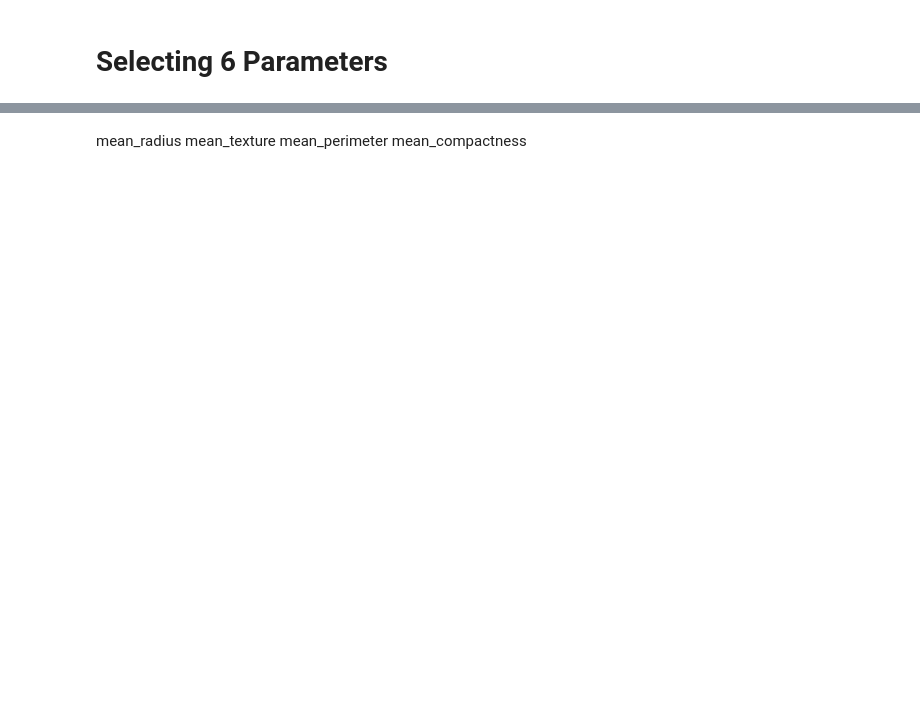
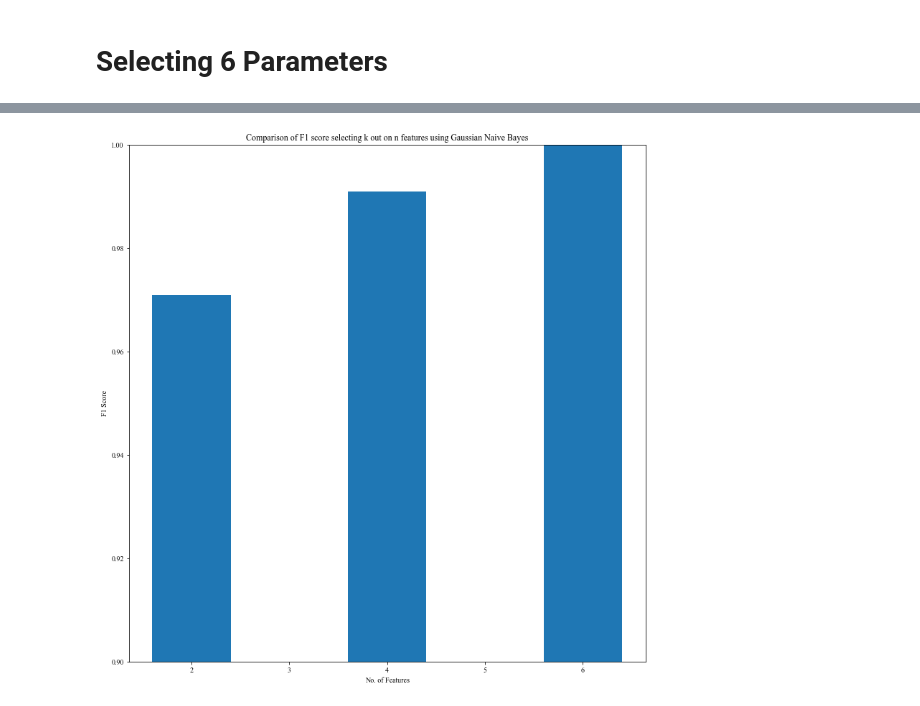
Before and after one commit to NavoditC/24787_Project, a Jupyter notebook: Gaussian Naive Bayes Hyperparameter Tuning.ipynb, the cells around one changed output, grey strips where cells are left out. Drawn from its saved outputs; the diff is of its cells as text; code cells hidden in the pictures; blank space fills up the shorter version.

```diff
--- a/Gaussian Naive Bayes Hyperparameter Tuning.ipynb
+++ b/Gaussian Naive Bayes Hyperparameter Tuning.ipynb
@@ -518,21 +535,18 @@ for t in range(5):
 # %%
 # The F1 score of the k best features selected taking into consideration all possible permutations and combinations.
 # The bar graph is made for k=2,4,6,8
 fig = plt.figure(figsize=(10,10))
 ax = fig.add_axes([0,0,1,1])
-features = [2,4]
-F1 = [0.9646,1.0]
+features = [2,4,6]
+F1 = [0.971,0.991,1.0]
 ax.bar(features,F1)
 ax.set_xlabel('No. of Features')
 ax.set_ylabel('F1 Score')
 ax.set_title('Comparison of F1 score selecting k out on n features using Gaussian Naive Bayes')
 ax.set_ylim([0.9,1])
 plt.show()
+# %% [output]
+[figure, added]
-# %% [markdown]
-mean_radius
-mean_texture
-mean_perimeter
-mean_compactness
 # %%
 import time
 
```
Also changed, not shown: parts of 7 cells of this notebook, 2 other files.
